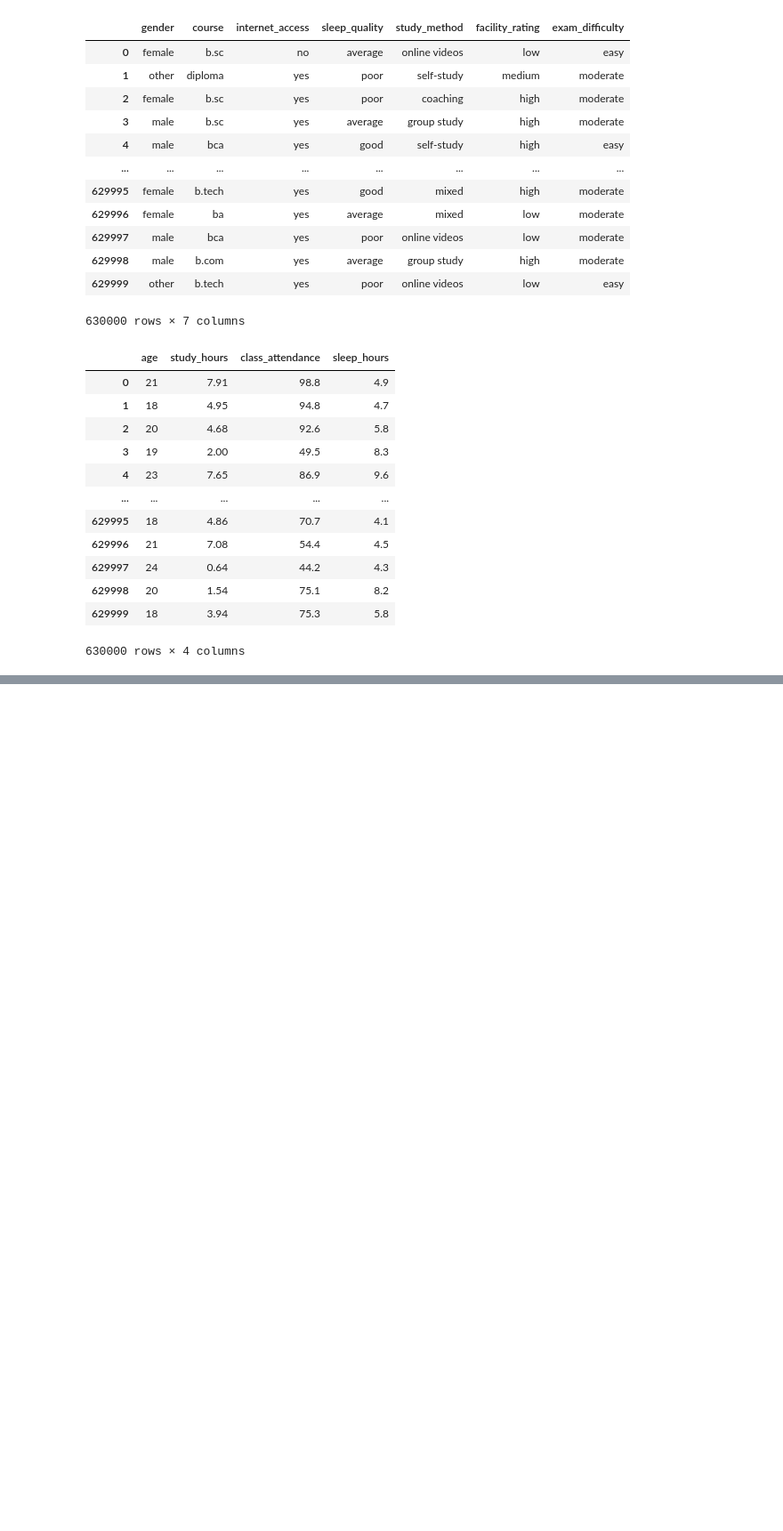
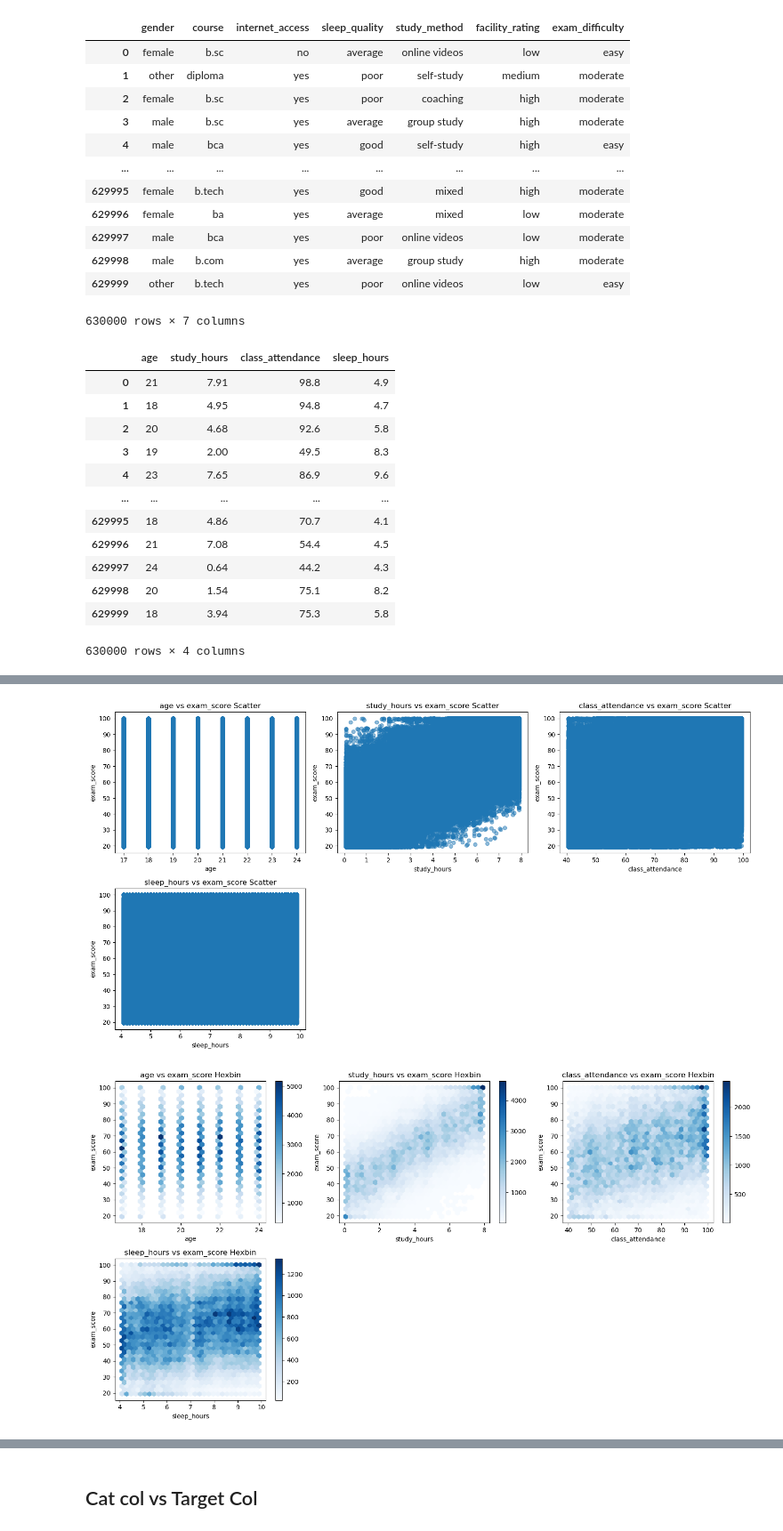
Before and after one commit to Eddythemachine/student_score_pred_kaggle_hackathon, a Jupyter notebook: notebook/eda.ipynb, the cells around one changed output, grey strips where cells are left out. Shown at 89% size. Cells and saved outputs as stored; diff of their text form; code cells hidden in the pictures; blank space fills up the shorter version.

```diff
--- a/notebook/eda.ipynb
+++ b/notebook/eda.ipynb
@@ -602,0 +757,16 @@ num_v.plot_numeric_distributions(df_train, num_cols)
+# %%
+target_col = 'exam_score'
+
+viz = Visualisation(df_train, num_cols)
+
+# Scatter plots
+viz.plot_numeric_vs_target(target_col, kind="scatter", n_cols=3)
+
+# Hexbin plots (good for large datasets)
+viz.plot_numeric_vs_target(target_col, kind="hexbin", n_cols=3)
+
+# Boxplots (numeric features binned vs target)
+viz.plot_numeric_vs_target(target_col, kind="box", n_cols=3, bins=10)
+# %% [output]
+[figure, added]
+[figure, added]
@@ -602,0 +774,2 @@ num_v.plot_numeric_distributions(df_train, num_cols)
+# %% [markdown]
+## Cat col vs Target Col
```
Also changed, not shown: parts of 14 cells of this notebook.
